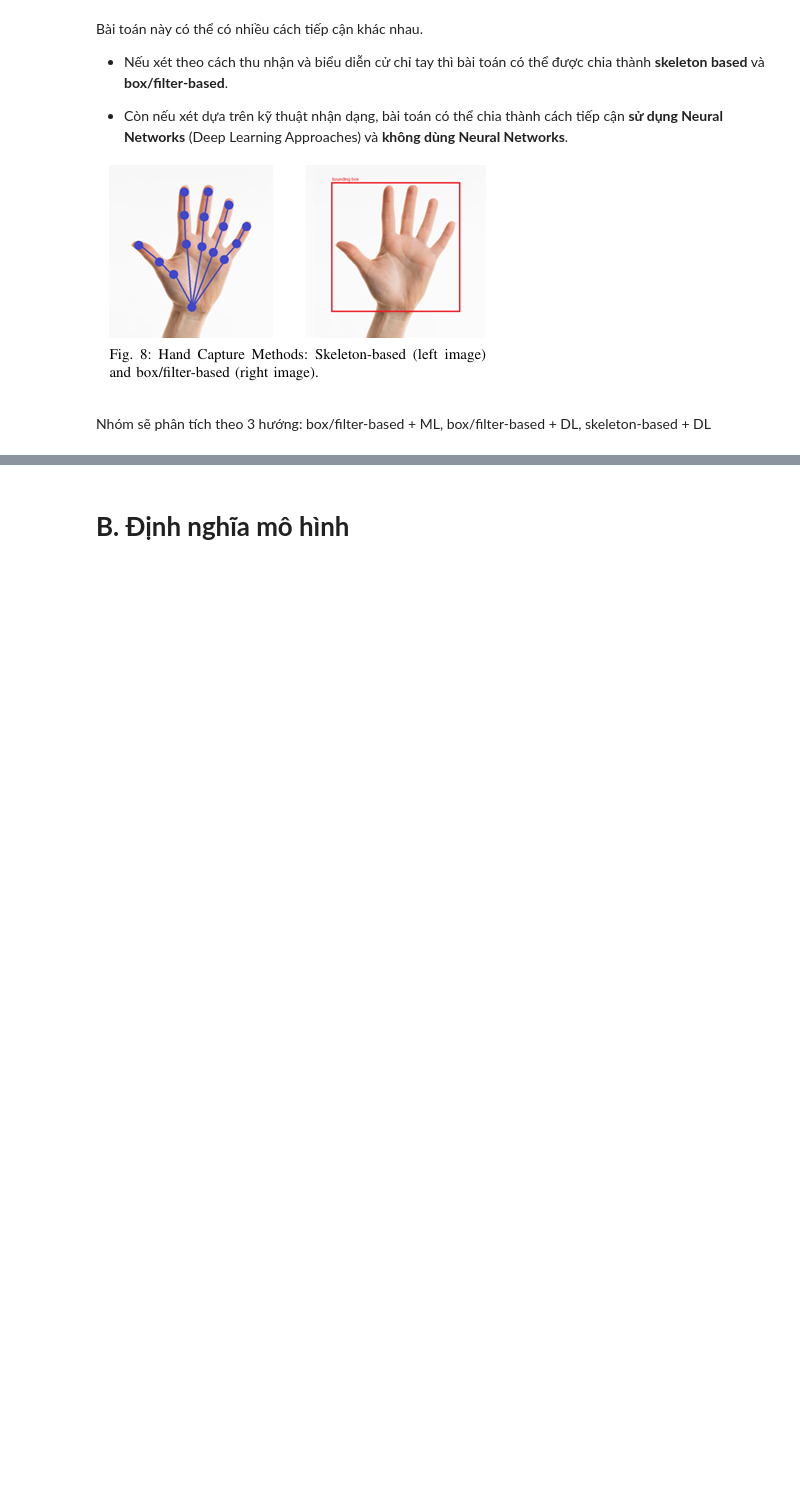
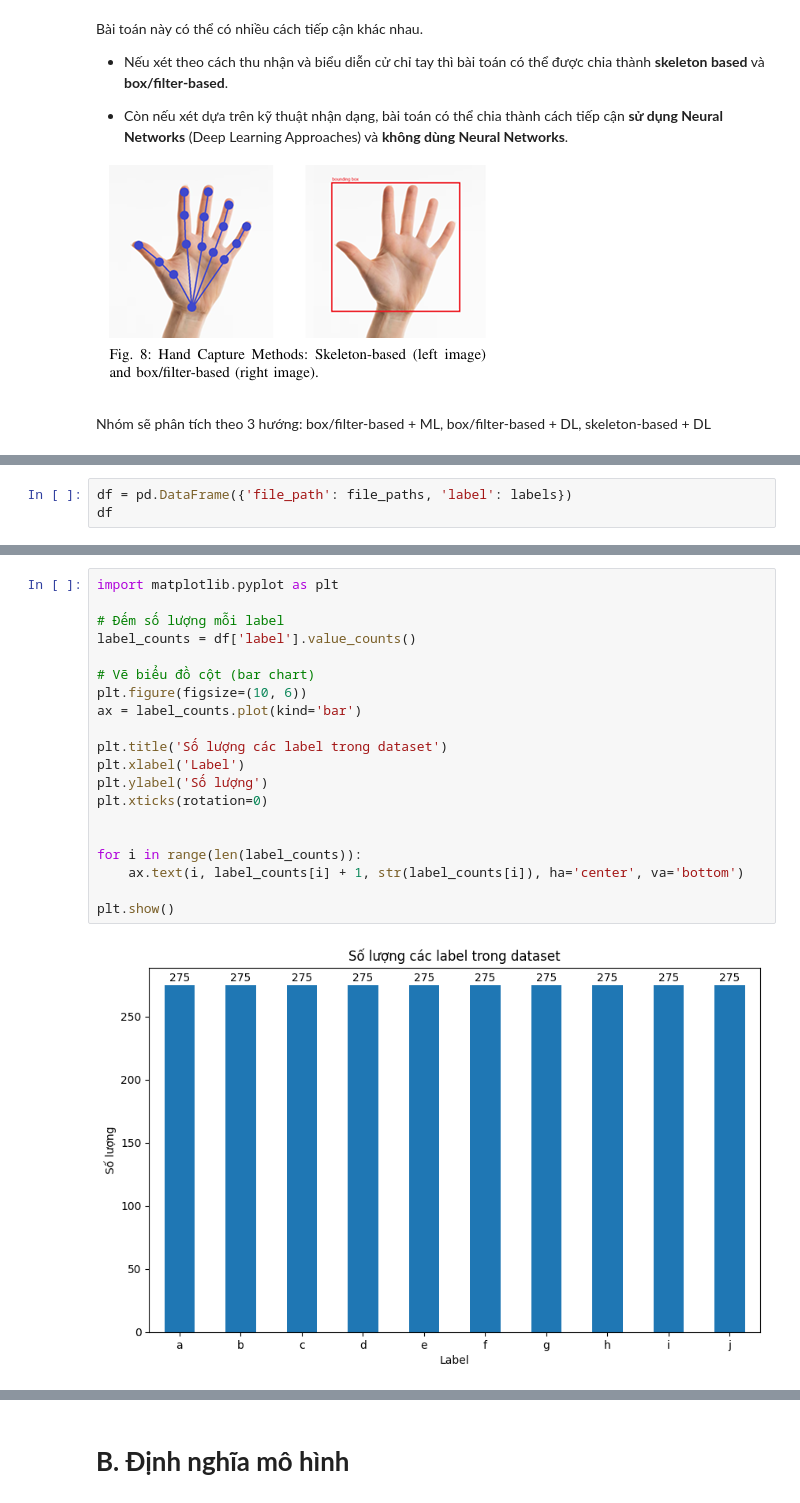
Before and after one commit to kwspringkle/HandGestureRecognition, a Jupyter notebook: all.ipynb, the cells around one changed output, grey strips where cells are left out. Cells and saved outputs as stored; diff of their text form; blank space fills up the shorter version.

```diff
--- a/all.ipynb
+++ b/all.ipynb
@@ -53,0 +67,3 @@ os.makedirs(extract_path, exist_ok=True)
+# %%
+df = pd.DataFrame({'file_path': file_paths, 'label': labels})
+df
@@ -53,0 +84,22 @@ os.makedirs(extract_path, exist_ok=True)
+# %%
+import matplotlib.pyplot as plt
+
+# Đếm số lượng mỗi label
+label_counts = df['label'].value_counts()
+
+# Vẽ biểu đồ cột (bar chart)
+plt.figure(figsize=(10, 6))
+ax = label_counts.plot(kind='bar')
+
+plt.title('Số lượng các label trong dataset')
+plt.xlabel('Label')
+plt.ylabel('Số lượng')
+plt.xticks(rotation=0)
+
+
+for i in range(len(label_counts)):
+    ax.text(i, label_counts[i] + 1, str(label_counts[i]), ha='center', va='bottom')
+
+plt.show()
+# %% [output]
+[figure, added]
```
Also changed, not shown: parts of 7 cells of this notebook.
